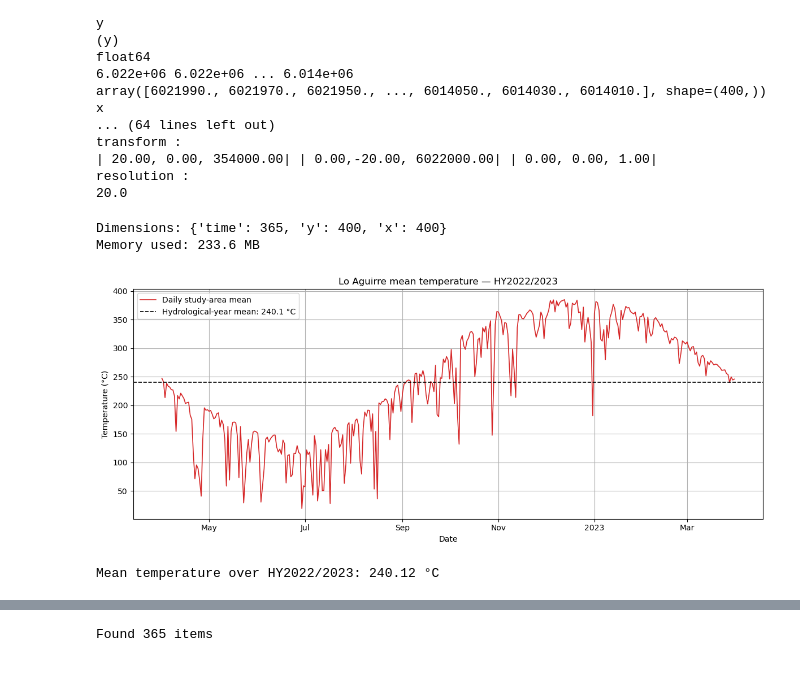
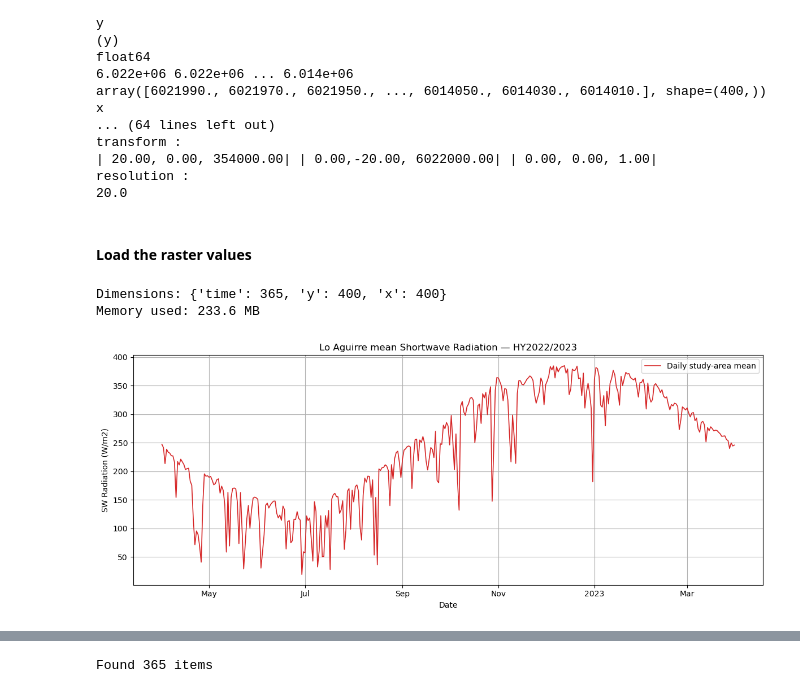
Before and after one commit to SNOWCOP/SWE_reconstruction, a Jupyter notebook: eotraining/exercise_03_swe_reconstruction.ipynb, the cells around one changed output, grey strips where cells are left out. Cells and saved outputs as stored; diff of their text form; code cells hidden in the pictures.

```diff
--- a/eotraining/exercise_03_swe_reconstruction.ipynb
+++ b/eotraining/exercise_03_swe_reconstruction.ipynb
@@ -42,9 +42,12 @@ If all imports work, skip the installation cell.
 # %%
 # %pip install pystac-client stackstac xarray dask pandas matplotlib
 # %%
+import contextlib
+import gc
+import io
+from time import perf_counter
 from pathlib import Path
 import sys
-import time
 import matplotlib.pyplot as plt
 import leafmap
 import numpy as np
@@ -54,6 +57,8 @@ import stackstac
 import xarray as xr
 import rioxarray as rxr
 from pystac_client import Client
+
+from utils import load_stac_cube
 
 # Locate the repository and tutorial-data folders.
 WORKDIR = Path.cwd()
@@ -70,22 +75,6 @@ from melting import (
 )
 
 
-def load_stac_cube(data, label, max_attempts=3):
-    """Compute a STAC cube, retrying transient HTTP tile-read failures."""
-    for attempt in range(1, max_attempts + 1):
-        try:
-            scheduler = None if attempt == 1 else "single-threaded"
-            return data.compute(scheduler=scheduler)
-        except RuntimeError as error:
-            is_tile_error = "Error reading Window" in str(error)
-            if not is_tile_error or attempt == max_attempts:
-                raise
-            delay = 2 ** (attempt - 1)
-            print(
-                f"Transient read error while loading {label}; "
-                f"retrying in {delay} s ({attempt}/{max_attempts})"
-            )
-            time.sleep(delay)
 
 plt.rcParams.update({
     "figure.figsize": (12, 5),
@@ -287,6 +307,8 @@ transform :
 | 20.00, 0.00, 354000.00| | 0.00,-20.00, 6022000.00| | 0.00, 0.00, 1.00|
 resolution :
 20.0
+# %% [markdown]
+#### Load the raster values
 # %%
 SW = load_stac_cube(SW.astype("float32"), "shortwave radiation")
 
@@ -298,35 +320,25 @@ Memory used: 233.6 MB
 # %%
 area_mean_SW = (
     SW
     .mean(dim=("y", "x"), skipna=True)
     .compute()
 )
-hydrological_year_mean = float(area_mean_SW.mean().item())
 
 fig, ax = plt.subplots()
 area_mean_SW.plot(
     ax=ax,
     color="tab:red",
     linewidth=1.2,
     label="Daily study-area mean",
 )
-ax.axhline(
-    hydrological_year_mean,
-    color="black",
-    linestyle="--",
-    linewidth=1.2,
-    label=f"Hydrological-year mean: {hydrological_year_mean:.1f} °C",
-)
+
 ax.set(
-    title=f"Lo Aguirre mean temperature — {HYDROLOGICAL_YEAR}",
+    title=f"Lo Aguirre mean Shortwave Radiation — {HYDROLOGICAL_YEAR}",
     xlabel="Date",
-    ylabel="Temperature (°C)",
+    ylabel="SW Radiation (W/m2)",
 )
 ax.legend()
 fig.tight_layout()
 plt.show()
-
-print(f"Mean temperature over {HYDROLOGICAL_YEAR}: {hydrological_year_mean:.2f} °C")
 # %% [output]
-[figure, old version]
+[figure, new version]
-Mean temperature over HY2022/2023: 240.12 °C
```
Also changed, not shown: parts of 21 cells of this notebook, 3 other files.
